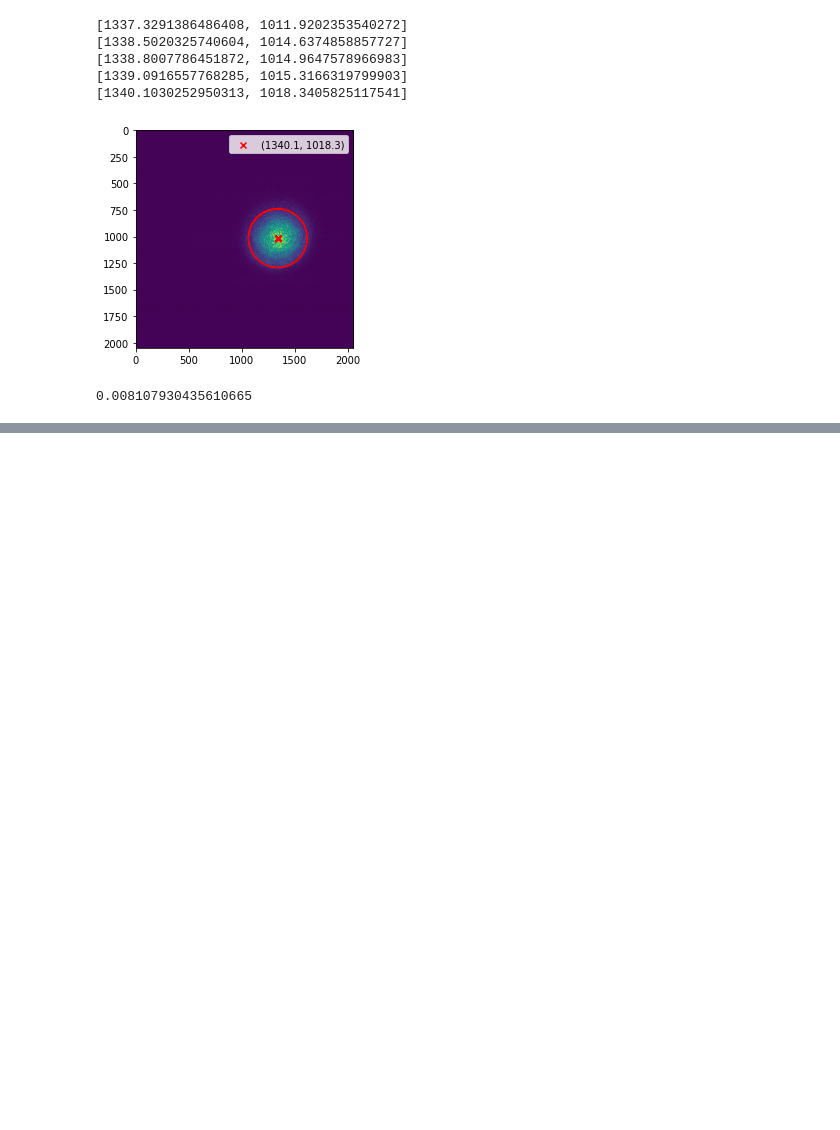
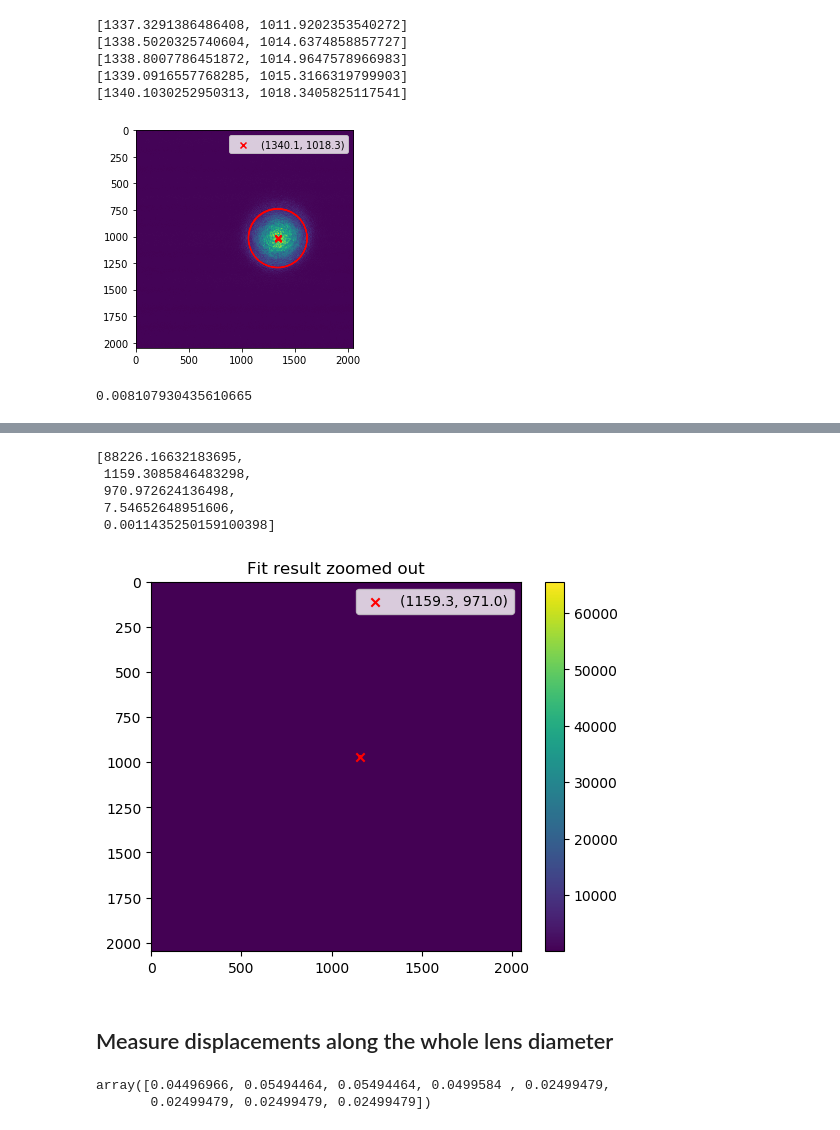
Before and after one commit to proscrite/sabatsw, a Jupyter notebook: laserlab/notebooks/4f system fine alignment.ipynb, the cells around one changed output, grey strips where cells are left out. Drawn from its saved outputs; the diff is of its cells as text; code cells hidden in the pictures; blank space fills up the shorter version.

```diff
--- a/laserlab/notebooks/4f system fine alignment.ipynb
+++ b/laserlab/notebooks/4f system fine alignment.ipynb
@@ -1344,0 +1418,16 @@ move_to_positionXY(serialport, position=hpoints[2], center=center0)
+# %%
+%matplotlib inline
+plt.style.use('default')
+frame = cam0.get_frame(100)
+
+gray = plt.imshow(frame)
+plt.colorbar(gray)
+
+guessNfitGaussian2d(frame, flag_p=True)
+# %% [output]
+[88226.16632183695,
+ 1159.3085846483298,
+ 970.972624136498,
+ 7.54652648951606,
+ 0.0011435250159100398]
+[figure, added]
@@ -1344,0 +1436,2 @@ move_to_positionXY(serialport, position=hpoints[2], center=center0)
+# %% [markdown]
+## Measure displacements along the whole lens diameter
@@ -1344,0 +1443,7 @@ move_to_positionXY(serialport, position=hpoints[2], center=center0)
+# %%
+rreal = np.array([18, 22, 22, 20, 10, 10, 10, 10])
+beta1 = np.arctan(rreal/400)
+beta1
+# %% [output]
+array([0.04496966, 0.05494464, 0.05494464, 0.0499584 , 0.02499479,
+       0.02499479, 0.02499479, 0.02499479])
```
Also changed, not shown: parts of 73 cells of this notebook.
